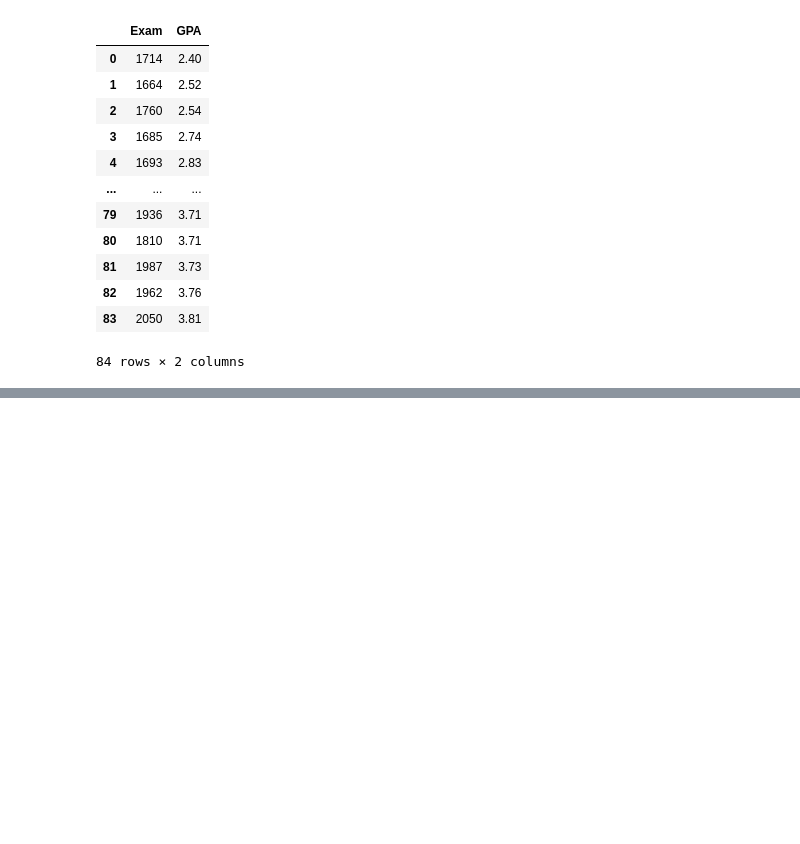
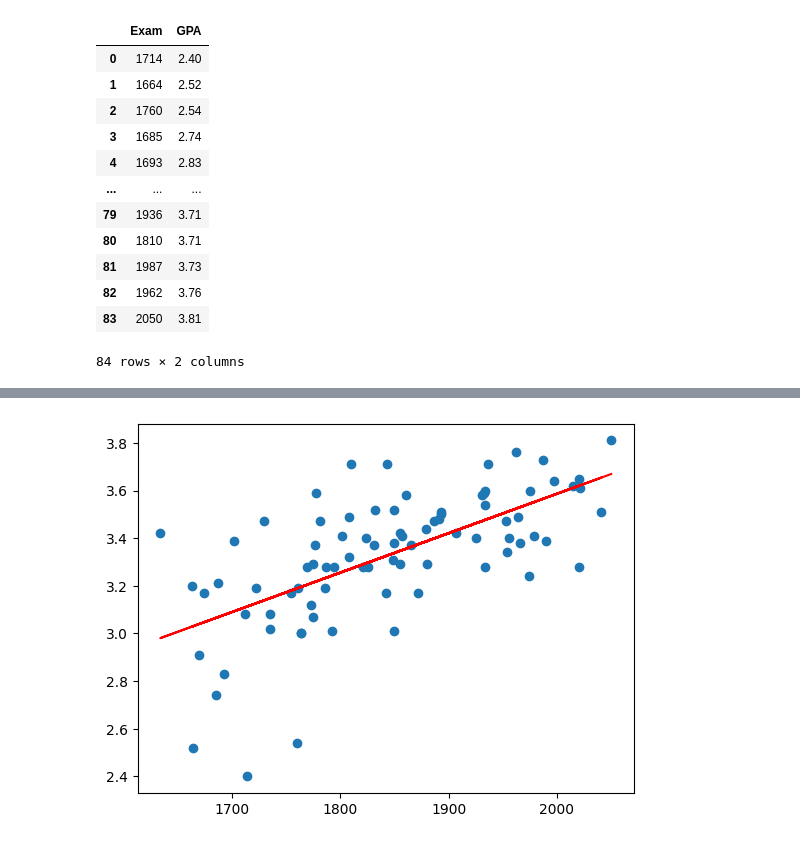
Before and after one commit to Saravanan-20G/Dataset1_Practice, a Jupyter notebook: Dataset_slr.ipynb, the cells around one changed output, grey strips where cells are left out. Cells and saved outputs as stored; diff of their text form; code cells hidden in the pictures; blank space fills up the shorter version.

```diff
--- a/Dataset_slr.ipynb
+++ b/Dataset_slr.ipynb
@@ -29,0 +163,8 @@ Continuous column - Exam,GPA
+# %%
+x1=df.Exam
+y=df.GPA
+x=sm.add_constant(x1)
+result=sm.OLS(y,x).fit()
+# %%
+y_hat=result.params[0]+result.params[1]*x1
+y_hat
@@ -29,0 +185,6 @@ Continuous column - Exam,GPA
+# %%
+plt.scatter(x1, y)
+plt.plot(x1,y_hat, color = 'red')
+plt.show()
+# %% [output]
+[figure, added]
```
Also changed, not shown: parts of 19 cells of this notebook.
